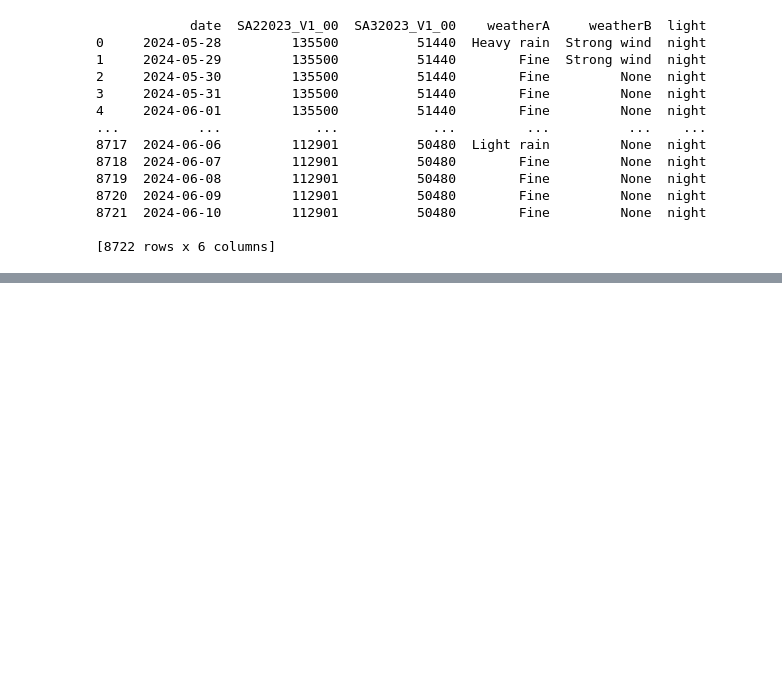
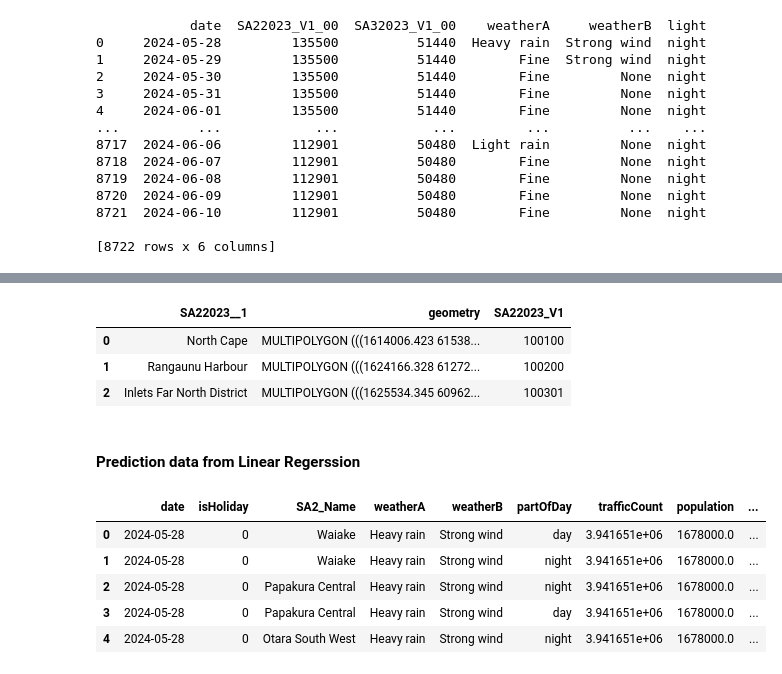
Before and after one commit to annirwin/Auckland_Crash_Model, a Jupyter notebook: Weather_1.3.ipynb, the cells around one changed output, grey strips where cells are left out. Drawn from its saved outputs; the diff is of its cells as text; code cells hidden in the pictures; blank space fills up the shorter version.

```diff
--- a/Weather_1.3.ipynb
+++ b/Weather_1.3.ipynb
@@ -215,0 +262,7 @@ combined_result.to_csv('weather_forecaset_all.csv', index=False)
+# %%
+gdf_cleaned.head(3)
+# %% [output]
+|  | SA22023__1 | geometry | SA22023_V1 |
+| 0 | North Cape | MULTIPOLYGON (((1614006.423 61538... | 100100 |
+| 1 | Rangaunu Harbour | MULTIPOLYGON (((1624166.328 61272... | 100200 |
+| 2 | Inlets Far North District | MULTIPOLYGON (((1625534.345 60962... | 100301 |
@@ -215,0 +277,14 @@ combined_result.to_csv('weather_forecaset_all.csv', index=False)
+# %% [markdown]
+#### Prediction data from Linear Regerssion
+# %%
+file_path = 'prediction_data.csv'
+basic_inference_data = pd.read_csv(file_path)
+# %%
+basic_inference_data.head()
+# %% [output]
+|  | date | isHoliday | SA2_Name | weatherA | weatherB | partOfDay | trafficCount | population | ... |
+| 0 | 2024-05-28 | 0 | Waiake | Heavy rain | Strong wind | day | 3.941651e+06 | 1678000.0 | ... |
+| 1 | 2024-05-28 | 0 | Waiake | Heavy rain | Strong wind | night | 3.941651e+06 | 1678000.0 | ... |
+| 2 | 2024-05-28 | 0 | Papakura Central | Heavy rain | Strong wind | night | 3.941651e+06 | 1678000.0 | ... |
+| 3 | 2024-05-28 | 0 | Papakura Central | Heavy rain | Strong wind | day | 3.941651e+06 | 1678000.0 | ... |
+| 4 | 2024-05-28 | 0 | Otara South West | Heavy rain | Strong wind | night | 3.941651e+06 | 1678000.0 | ... |
```
Also changed, not shown: parts of 22 cells of this notebook.
